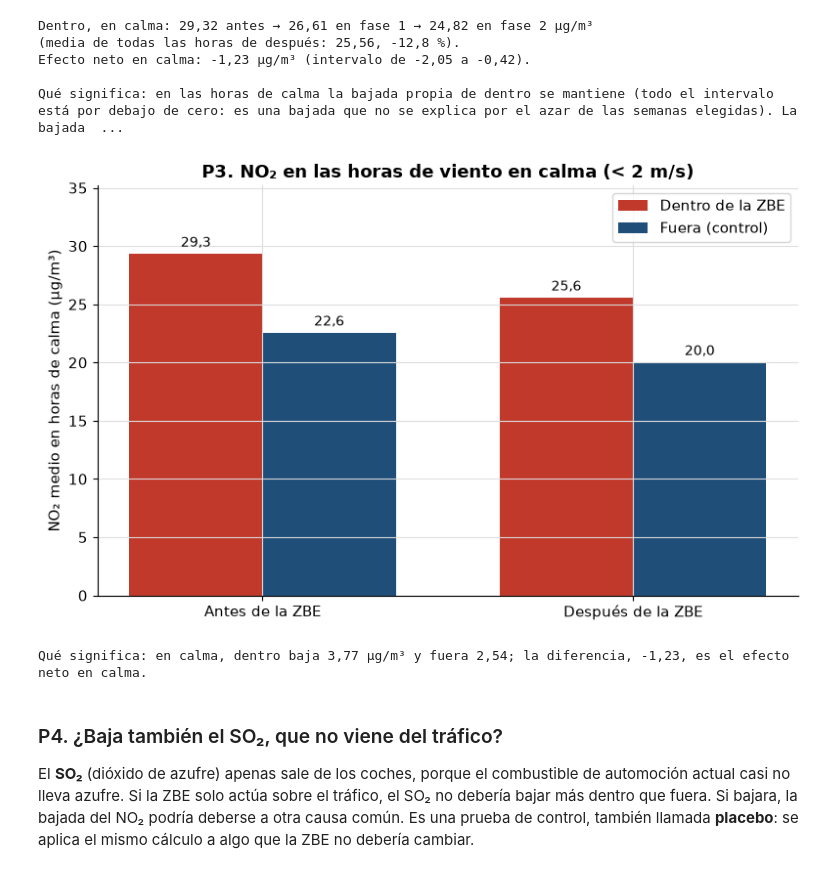
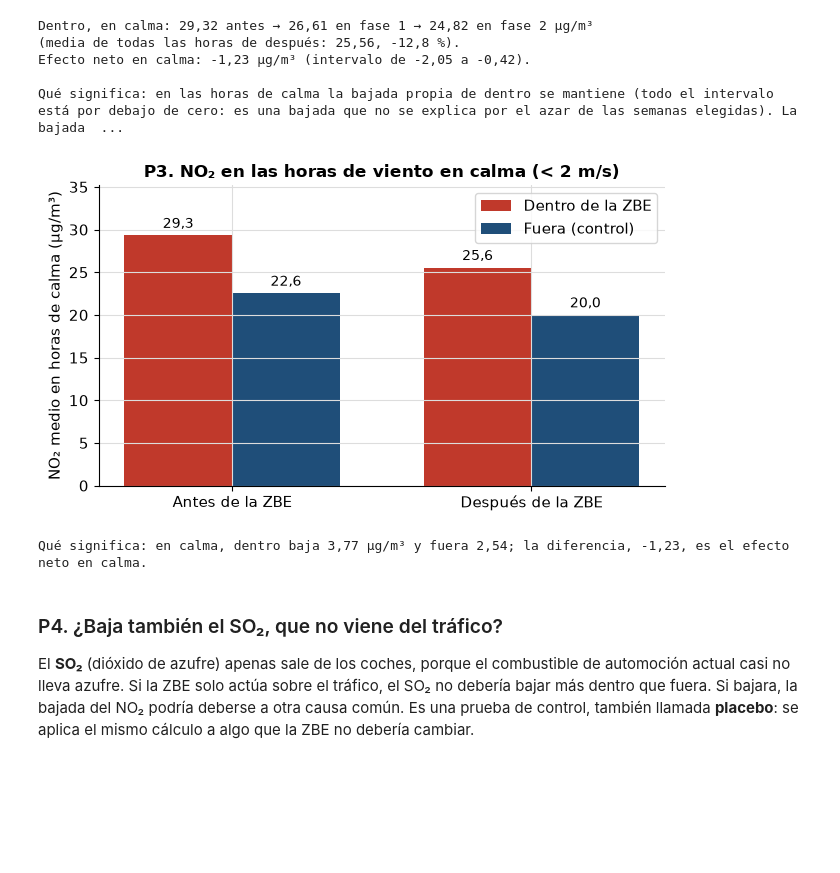
Before and after one commit to ai-somorrostro/haizelab, a Jupyter notebook: notebooks/zbe_bilbao.ipynb, the cells around one changed output. Cells and saved outputs as stored; diff of their text form; code cells hidden in the pictures; blank space fills up the shorter version.

```diff
--- a/notebooks/zbe_bilbao.ipynb
+++ b/notebooks/zbe_bilbao.ipynb
@@ -100,7 +100,7 @@ comprobacion = pd.read_csv(DIR_CLEAN / FICHEROS["comprobacion"])
 # Gráficas legibles en A4 y con fondo claro
 plt.rcParams.update({
     "figure.facecolor": "white", "axes.facecolor": "white", "savefig.facecolor": "white",
-    "font.size": 11, "axes.titlesize": 13, "axes.titleweight": "bold",
+    "font.size": 11, "axes.titlesize": 12, "axes.titleweight": "bold",
     "axes.grid": True, "grid.color": "#DDDDDD", "axes.spines.top": False, "axes.spines.right": False,
 })
 COLOR = {"dentro": "#C0392B", "fuera": "#1F4E79", "fondo": "#7F7F7F"}
@@ -389,7 +389,7 @@ por eso se toma como una estimación aproximada. (2026 solo llega hasta septiemb
 # %%
 mensual = df.groupby([df["ts_local"].dt.to_period("M").dt.to_timestamp(), "zona"])["no2"].mean().unstack("zona")
 
-fig, ax = plt.subplots(figsize=(11, 5))
+fig, ax = plt.subplots(figsize=(7.5, 3.9))
 for zona in ["dentro", "fuera", "fondo"]:
     ax.plot(mensual.index, mensual[zona], color=COLOR[zona], lw=2.2 if zona != "fondo" else 1.5,
             ls="-" if zona != "fondo" else "--", label=ETIQUETA[zona])
@@ -400,7 +400,7 @@ ax.set_title("P1. NO₂ medio de cada mes, dentro y fuera de la ZBE")
 ax.set_ylabel("NO₂ (µg/m³)")
 ax.set_ylim(0, None)
 ax.xaxis.set_major_formatter(mdates.DateFormatter("%m/%Y"))
-ax.legend(loc="upper right", frameon=True)
+ax.legend(loc="upper center", bbox_to_anchor=(0.5, -0.1), ncol=3, frameon=False)
 plt.tight_layout()
 plt.savefig(DIR_IMG / "p1_evolucion_mensual_no2.png", dpi=200)
 plt.show()
@@ -514,7 +514,7 @@ Efecto neto fuera de horario:  -0,85 µg/m³ (intervalo de -1,56 a -0,19)
 Qué significa: -2,93 es un efecto neto, no una caída. En horario ZBE el NO₂ bajó 4,64 µg/m³ dentro
 y 1,71 fuera; la diferencia entre las dos caídas es -2,93. La bajada propia de dentro es mayor cuando la ZBE está activa, como cabe esperar si se debe a ella.
 # %%
-fig, ax = plt.subplots(figsize=(9, 5))
+fig, ax = plt.subplots(figsize=(6.5, 3.8))
 x = np.arange(2)
 for i, zona in enumerate(["dentro", "fuera"]):
     valores = [p2[k]["tabla"].loc[zona, "caida_bruta"] for k in ["en_horario", "fuera_horario"]]
@@ -566,23 +566,23 @@ Efecto neto en calma: -1,23 µg/m³ (intervalo de -2,05 a -0,42).
 
 Qué significa: en las horas de calma la bajada propia de dentro se mantiene (todo el intervalo está por debajo de cero: es una bajada que no se explica por el azar de las semanas elegidas). La bajada  ...
 # %%
-fig, ax = plt.subplots(figsize=(8, 5))
+fig, ax = plt.subplots(figsize=(6.5, 3.8))
 x = np.arange(2)
 for i, zona in enumerate(["dentro", "fuera"]):
     valores = [p3.loc[zona, "antes"], p3.loc[zona, "despues"]]
     barras = ax.bar(x + (i - 0.5) * 0.36, valores, width=0.36, color=COLOR[zona], label=ETIQUETA[zona])
     ax.bar_label(barras, labels=[es(v, 1) for v in valores], padding=3, fontsize=10)
 ax.set_xticks(x, ["Antes de la ZBE", "Después de la ZBE"])
 ax.set_ylabel("NO₂ medio en horas de calma (µg/m³)")
 ax.set_ylim(0, p3[["antes", "despues"]].max().max() * 1.2)
 ax.set_title("P3. NO₂ en las horas de viento en calma (< 2 m/s)")
 ax.legend(loc="upper right", frameon=True)
 plt.tight_layout()
 plt.savefig(DIR_IMG / "p3_calma_no2.png", dpi=200)
 plt.show()
 print(f"Qué significa: en calma, dentro baja {es(abs(p3.loc['dentro', 'caida_bruta']))} µg/m³ y fuera {es(abs(p3.loc['fuera', 'caida_bruta']))}; la diferencia, {es(ic_p3['efecto_neto'])}, es el efecto neto en calma.")
 # %% [output]
-[figure, old version]
+[figure, new version]
 Qué significa: en calma, dentro baja 3,77 µg/m³ y fuera 2,54; la diferencia, -1,23, es el efecto neto en calma.
 # %% [markdown]
 ### P4. ¿Baja también el SO₂, que no viene del tráfico?
```
Also changed, not shown: parts of 4 cells of this notebook, 5 other files.
